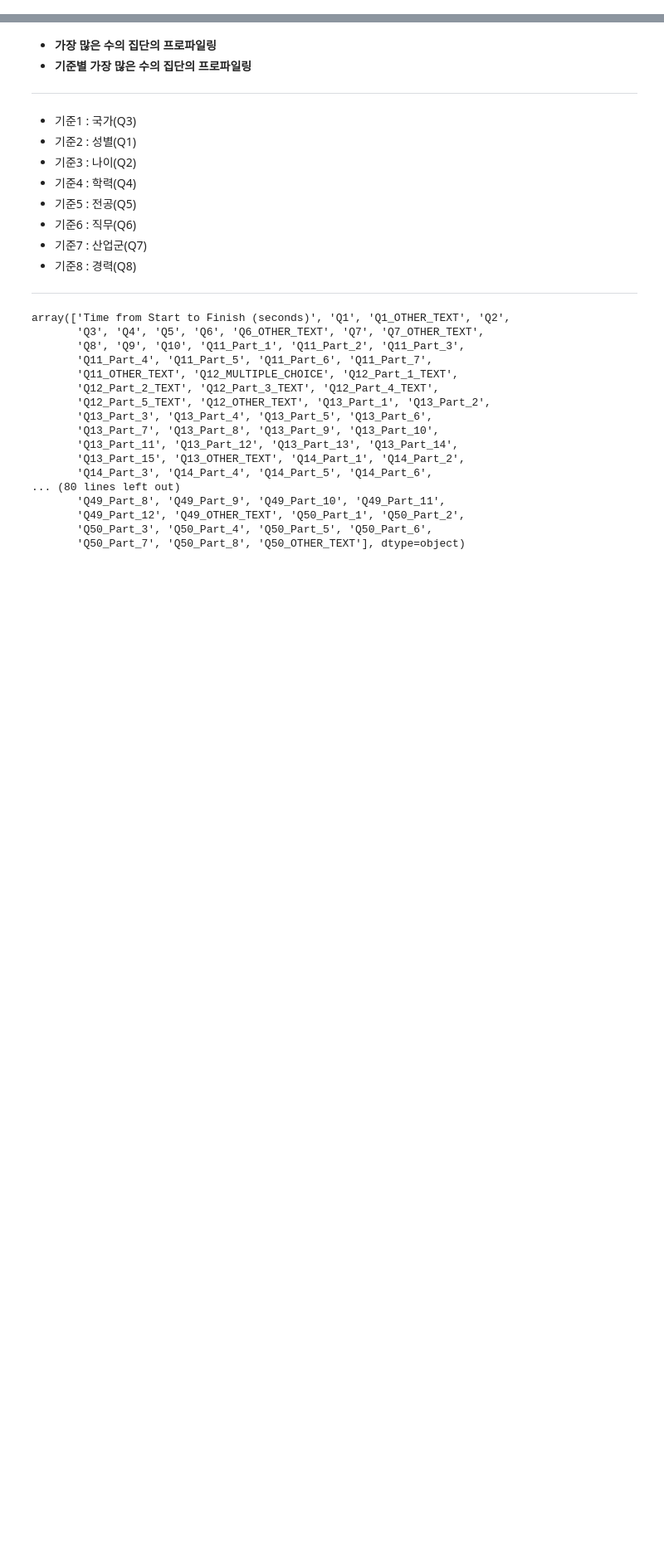
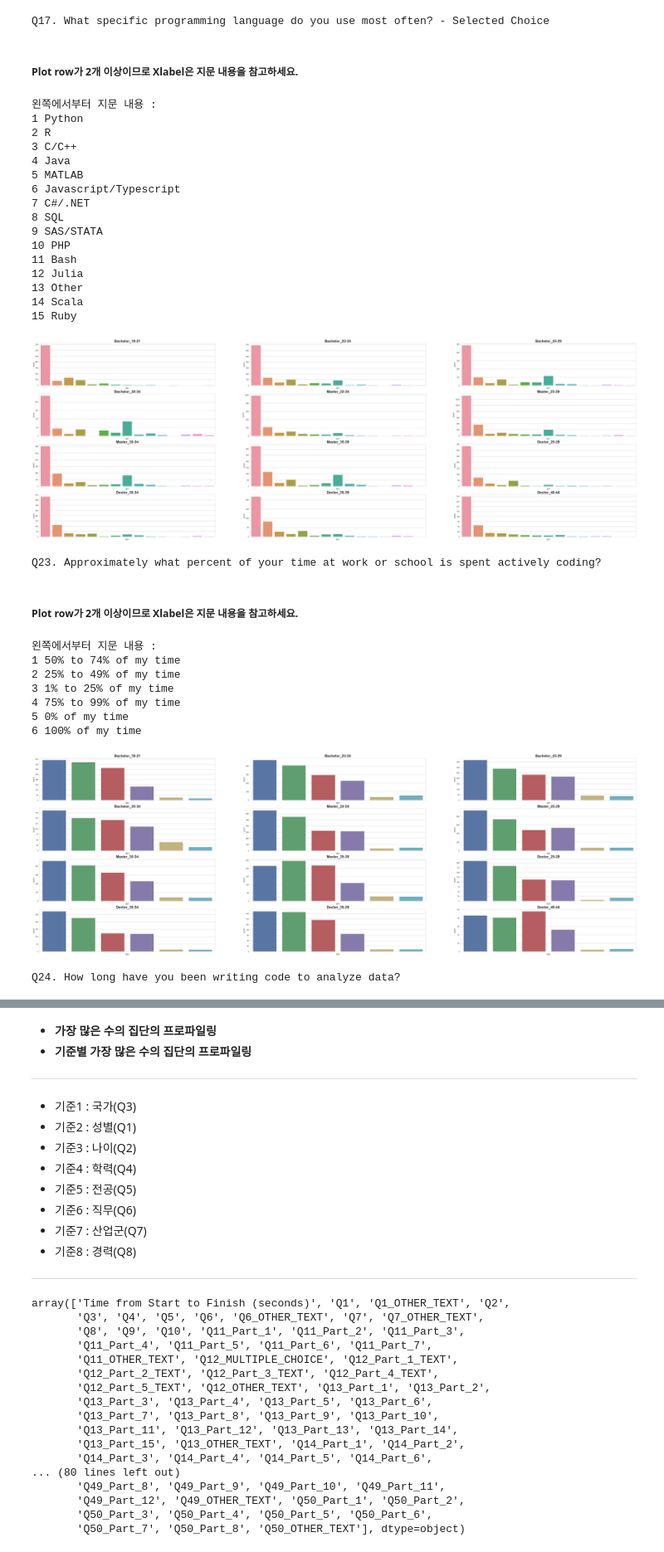
Before and after one commit to DanialDaeHyunNam/2018-Kaggle-ML-And-DS-Survey-Challenge, a Jupyter notebook: HyowonJang/Project_Root/Untitled.ipynb, the cells around one changed output, grey strips where cells are left out. Shown at 83% size. Saved outputs shown, nothing was run; the diff lists cells and outputs as text; code cells hidden in the pictures; blank space fills up the shorter version.

```diff
--- a/HyowonJang/Project_Root/Untitled.ipynb
+++ b/HyowonJang/Project_Root/Untitled.ipynb
@@ -50,0 +407,38 @@ df.head(15)
+# %%
+ks.draw_plot(17, dfs_=dfs) # 특이점 없음
+ks.draw_plot(23, dfs_=dfs) # 특이점 없음
+ks.draw_plot(24, dfs_=dfs) # ★★★
+ks.draw_plot(25, dfs_=dfs) # ★★★
+ks.draw_plot(26, dfs_=dfs) # 유의미한지 잘 모르겠음
+ks.draw_plot(32, dfs_=dfs) # 특이점 없음
+# %% [output]
+Q17. What specific programming language do you use most often? - Selected Choice
+##### Plot row가 2개 이상이므로 Xlabel은 지문 내용을 참고하세요.
+왼쪽에서부터 지문 내용 :
+1 Python
+2 R
+3 C/C++
+4 Java
+5 MATLAB
+6 Javascript/Typescript
+7 C#/.NET
+8 SQL
+9 SAS/STATA
+10 PHP
+11 Bash
+12 Julia
+13 Other
+14 Scala
+15 Ruby
+[figure, added]
+Q23. Approximately what percent of your time at work or school is spent actively coding?
+##### Plot row가 2개 이상이므로 Xlabel은 지문 내용을 참고하세요.
+왼쪽에서부터 지문 내용 :
+1 50% to 74% of my time
+2 25% to 49% of my time
+3 1% to 25% of my time
+4 75% to 99% of my time
+5 0% of my time
+6 100% of my time
+[figure, added]
+Q24. How long have you been writing code to analyze data?
```
Also changed, not shown: parts of 39 cells of this notebook, 1 other file.
